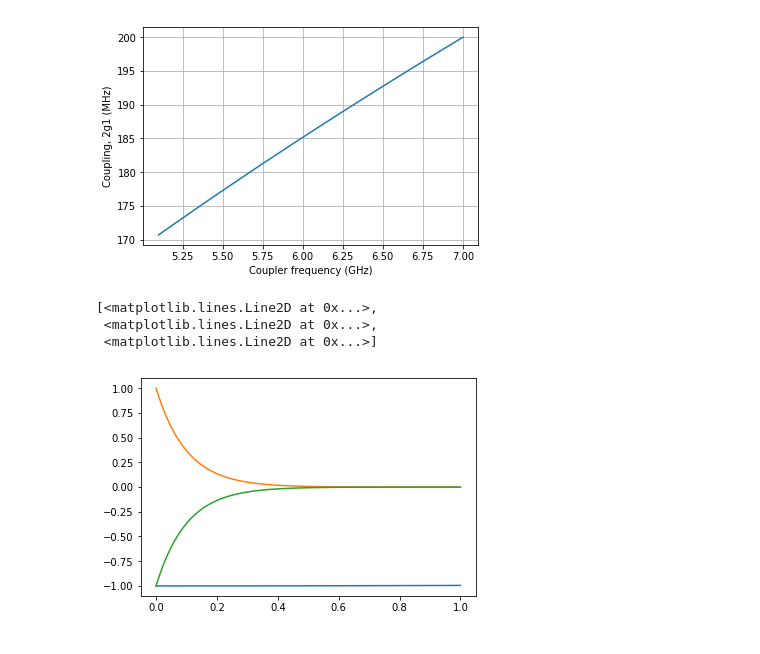
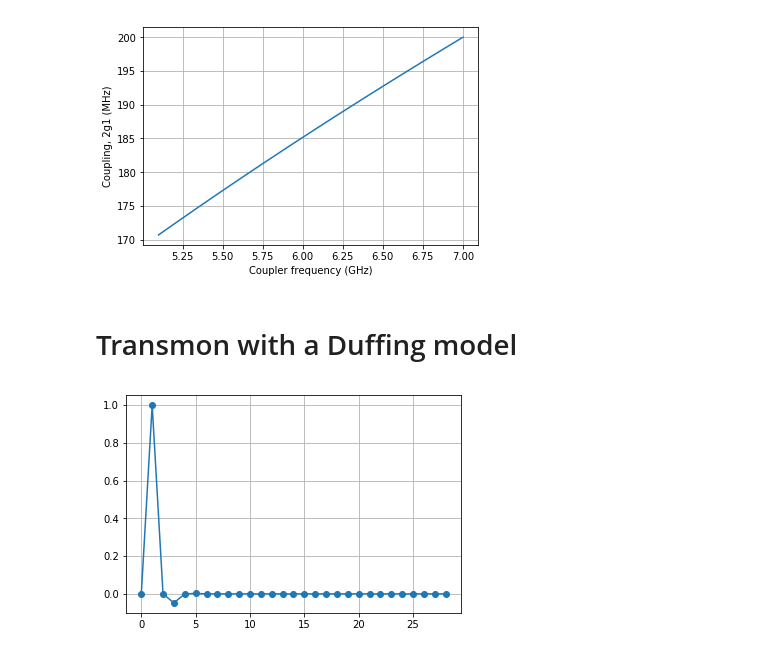
Before and after one commit to JaseungKu/python-code-SYR, a Jupyter notebook: Tunable-Coupler.ipynb, the cells around one changed output. Saved outputs shown, nothing was run; the diff lists cells and outputs as text; code cells hidden in the pictures.

Commit message:
new file CR_two_transmon

```diff
--- a/Tunable-Coupler.ipynb
+++ b/Tunable-Coupler.ipynb
@@ -101,16 +105,5 @@ plt.ylabel('Coupling, 2g1 (MHz)')
 # %% [output]
 Text(0,0.5,'Coupling, 2g1 (MHz)')
 [figure]
-# %%
-from math import pi
-
-t=np.linspace(0, 1, 101)
-y1= np.sin(0.1*t-pi/2)
-y2 = np.exp(-t/0.1)
-y3 = y1*y2
-plt.plot(t, y1, t, y2, t, y3)
-# %% [output]
-[<matplotlib.lines.Line2D at 0x...>,
- <matplotlib.lines.Line2D at 0x...>,
- <matplotlib.lines.Line2D at 0x...>]
-[figure, removed]
+# %% [markdown]
+# Transmon with a Duffing model
@@ -116,0 +116,20 @@ plt.plot(t, y1, t, y2, t, y3)
+# %%
+# parameters for IBM qubit
+w1 = 5 # in GHz
+alpha1 = -0.35 # in GHz
+
+N = 29
+b1 = destroy(N)
+
+H = w1*b1.dag()*b1 + alpha1/2.0*b1.dag()*b1.dag()*(b1*b1-qeye(N))
+
+# sympy.SparseMatrix(np.round((H)[:, 0:13],2))
+# %%
+eigen = H.eigenstates()
+
+# for i in range(eigen[1].size):
+#     plt.plot(eigen[1][i],'o-')
+plt.plot(eigen[1][1],'o-')
+plt.grid()
+# %% [output]
+[figure, added]
```
Also changed, not shown: parts of 33 cells of this notebook, 3 other files.
